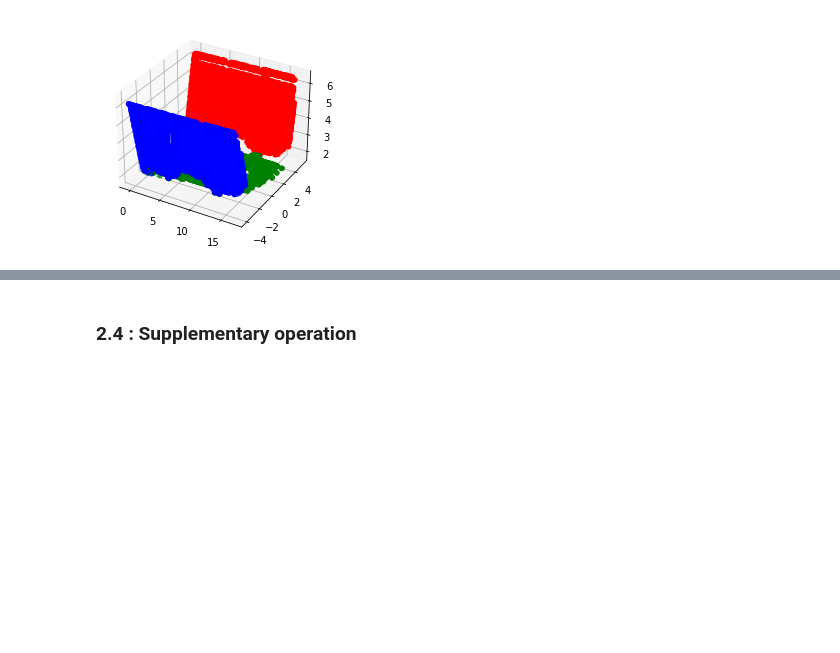
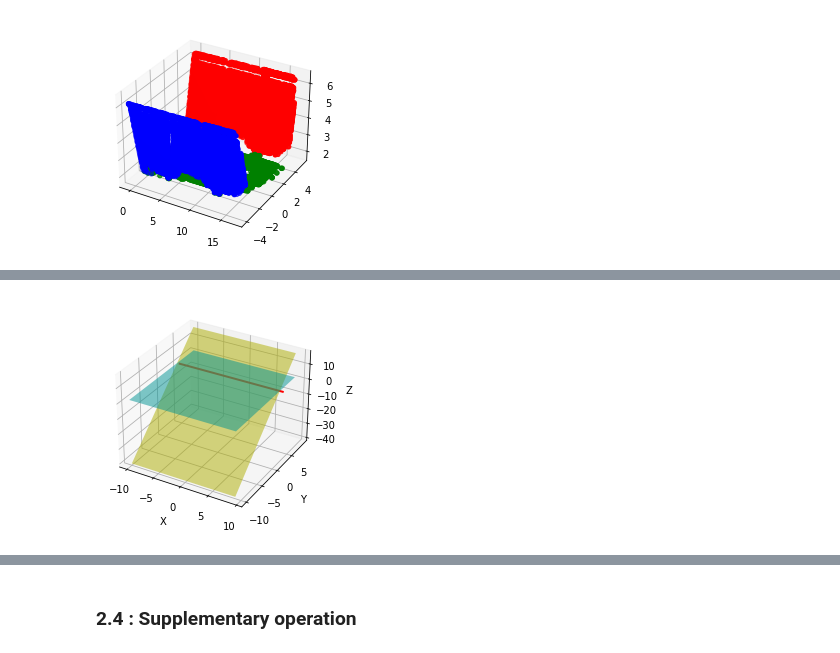
Before and after one commit to StonecoldLi/Pt2FE, a Jupyter notebook: auto_version/demo.ipynb, the cells around one changed output, grey strips where cells are left out. Drawn from its saved outputs; the diff is of its cells as text; code cells hidden in the pictures; blank space fills up the shorter version.

```diff
--- a/auto_version/demo.ipynb
+++ b/auto_version/demo.ipynb
@@ -88,2 +145,7 @@ df.to_csv("./data/org_data/data_org_clu.csv", index=False)
 # %%
 #2.1.2 定义底边方向
+a = 0
+b = 1
+
+plane_a = plane_coef[a] #选取需要求交线的两个面
+plane_b = plane_coef[b]
@@ -89,0 +162,6 @@ df.to_csv("./data/org_data/data_org_clu.csv", index=False)
+# %%
+#visualize the intersection line
+from data_processing.surface_intersection_line import plot_planes_and_line
+plot_planes_and_line(plane_a, plane_b, direction, point_on_line)
+# %% [output]
+[figure, added]
```
Also changed, not shown: parts of 43 cells of this notebook, 33 other files.
